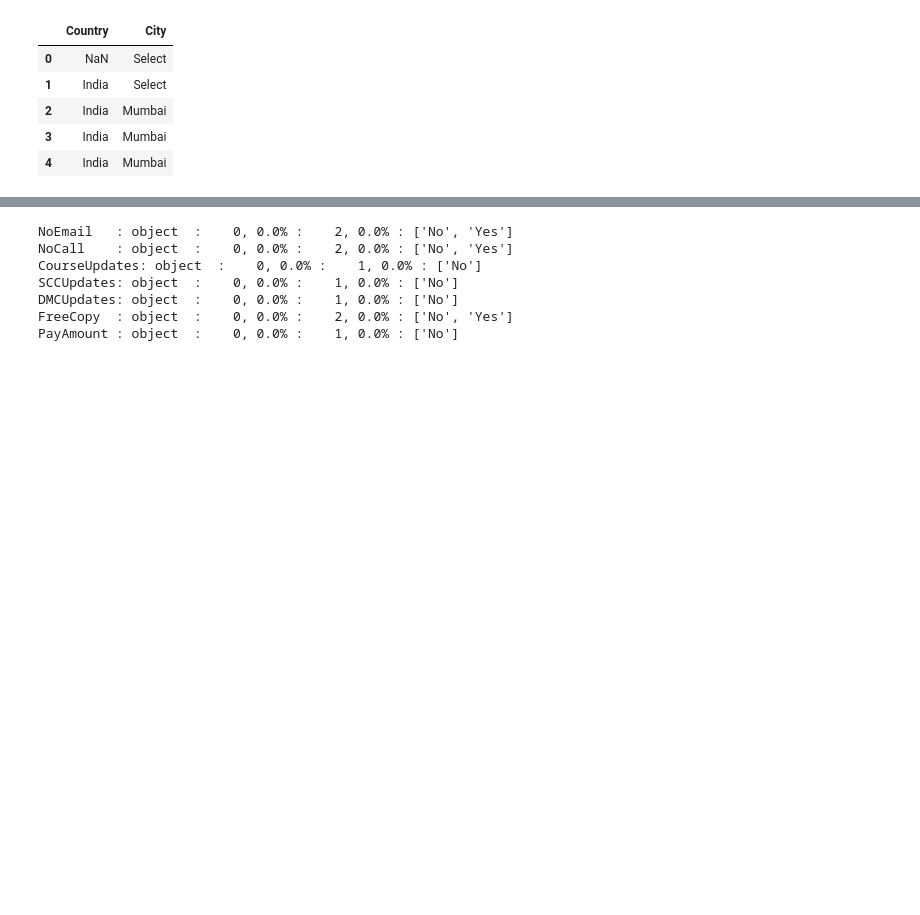
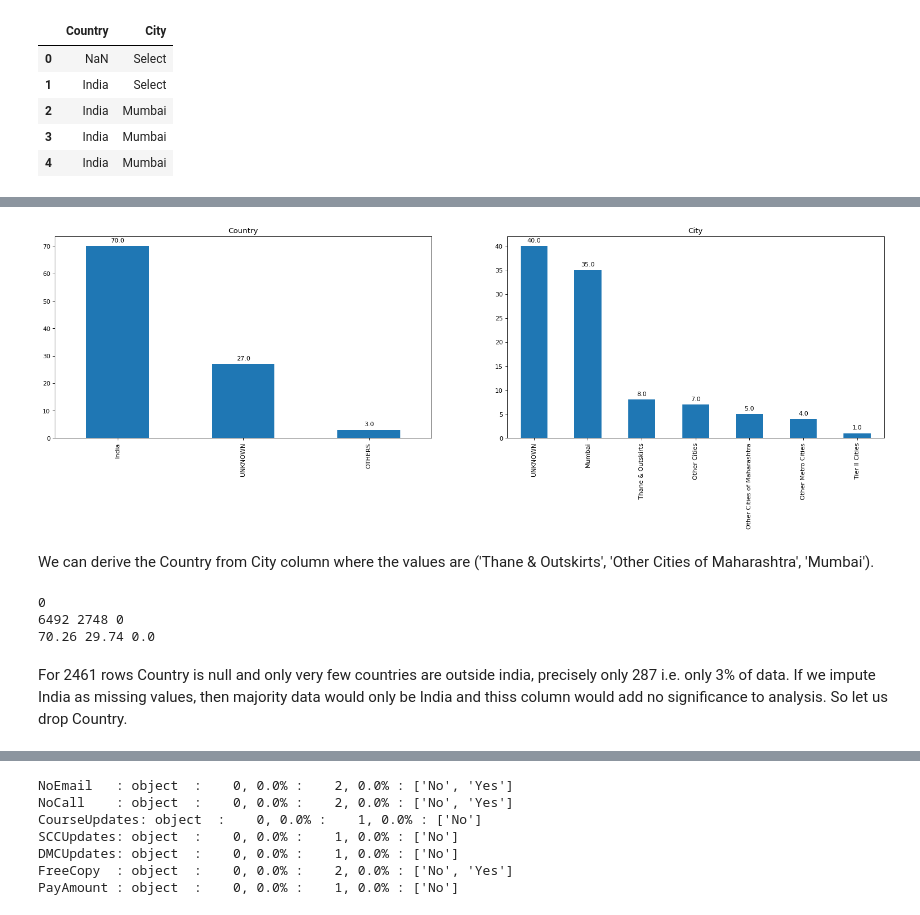
Before and after one commit to sreedevigattu/leadscoring, a Jupyter notebook: LeadScoring.ipynb, the cells around one changed output, grey strips where cells are left out. Cells and saved outputs as stored; diff of their text form; code cells hidden in the pictures; blank space fills up the shorter version.

```diff
--- a/LeadScoring.ipynb
+++ b/LeadScoring.ipynb
@@ -168,0 +405,20 @@ City      : object  : 1420, 15.4% :    8, 0.1% : ['Select', 'Mumbai', nan, 'Than
+# %%
+plt.figure(figsize=(24, 6), dpi=80)
+ax = plt.subplot(1, 2, 1); utils.valueCounts(df, 'Country',ax)
+ax = plt.subplot(1, 2, 2); utils.valueCounts(df, 'City', ax)
+# %% [output]
+[figure, added]
+# %% [markdown]
+We can derive the Country from City column where the values are ('Thane & Outskirts', 'Other Cities of Maharashtra', 'Mumbai').
+# %%
+count_india_derive = df[(df['Country'].isnull()) & (~df['City'].isnull()) & (df['City'].isin(['Thane & Outskirts', 'Other Cities of Maharashtra', 'Mumbai']))]['City'].shape[0]
+print(count_india_derive)
+count_india += count_india_derive
+print(count_india, count_nonindia, count_null)
+print(round(100 * count_india/df.shape[0],2), round(100 * count_nonindia/df.shape[0],2), round(100 * count_null/df.shape[0],2))
+# %% [output]
+0
+6492 2748 0
+70.26 29.74 0.0
+# %% [markdown]
+For 2461 rows Country is null and only very few countries are outside india, precisely only 287 i.e. only 3% of data. If we impute India as missing values, then majority data would only be India and thiss column would add no significance to analysis. So let us drop Country.
```
Also changed, not shown: parts of 204 cells of this notebook.
